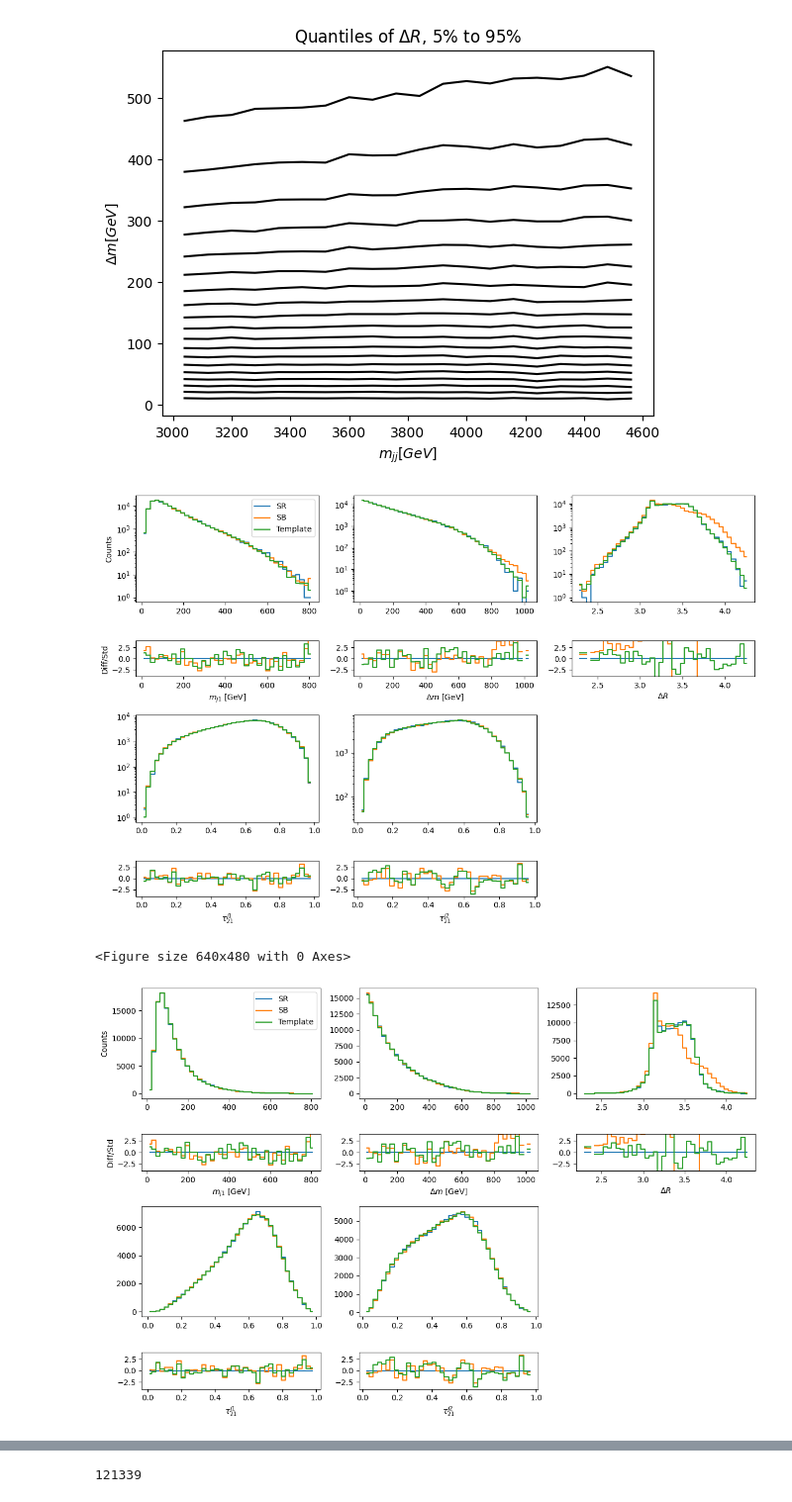
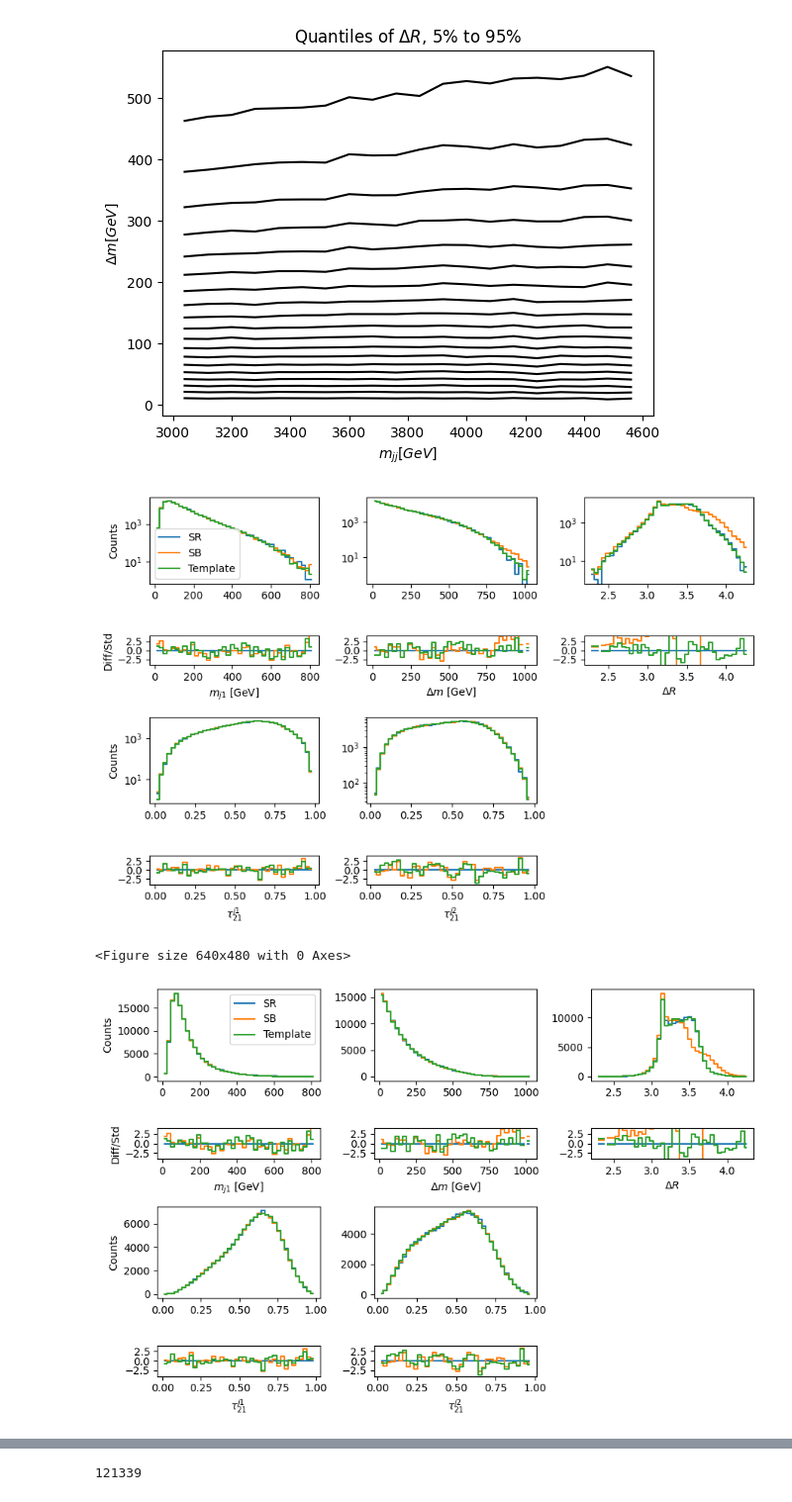
Before and after one commit to IvanOleksiyuk/transit, a Jupyter notebook: notebooks/final_plotsPAPER.ipynb, the cells around one changed output, grey strips where cells are left out. Shown at 99% size. Saved outputs shown, nothing was run; the diff lists cells and outputs as text; code cells hidden in the pictures.

Commit message:
updated paper plotting

```diff
--- a/notebooks/final_plotsPAPER.ipynb
+++ b/notebooks/final_plotsPAPER.ipynb
@@ -20,7 +20,7 @@ name_in_curves = "transit"
 add_latent = True
 add_sigma=False
 # %%
-save_folder = "/home/users/o/oleksiyu/WORK/hyperproject/plots/fig1/"
+save_folder = "/home/users/o/oleksiyu/WORK/hyperproject/plots/fig2/"
 save_folder_optional = "/home/users/o/oleksiyu/WORK/hyperproject/plots/fig/optional/"
 delete_previous = False
 if delete_previous:
@@ -485,7 +487,7 @@ def plot_histograms(databases,
                     plot_difs=True,
                     labels = ["SR", "SB", "Template"],
                     normalise="first_sounts",
-                    scale=4,
+                    scale=3,
                     n_rows = 1,
                     height_factor=1):
     """
@@ -536,8 +538,11 @@ def plot_histograms(databases,
                 plt.yscale('log')
         if i == 0:
                 plt.legend()
-        if i == 0:
-            plt.ylabel('Counts')
+        if i % num_columns == 0:
+            if normalise=="none":
+                plt.ylabel('Density')
+            else:
+                plt.ylabel('Counts')
         # # plot differecwsa on bottom subplots
         if plot_difs:
             plt.sca(axes[(i // num_columns)*2+1][i % num_columns])
@@ -558,36 +563,36 @@ def plot_histograms(databases,
         elif column == "del_R":
             column_name = "$\Delta R$"
         elif column == "tau21_j1":
             column_name = "$\\tau_{21}^{j1}$"
         elif column == "tau21_j2":
             column_name = "$\\tau_{21}^{j2}$"
         if column == "m_jj":
             column_name = "$m_{jj}$ [GeV]"
         plt.xlabel(column_name)
 
     # Hide empty subplots
     for i in range(len(columns), n_rows*num_columns):
         if plot_difs:
             plt.sca(axes[(i // num_columns)*2][i % num_columns])
         else:
             plt.sca(axes[(i // num_columns)][i % num_columns])
         plt.axis('off')
         if plot_difs:
             plt.sca(axes[(i // num_columns)*2+1][i % num_columns])
             plt.axis('off')
 
     # Adjust layout to prevent overlap
     plt.tight_layout()
 
 
 plot_histograms([df_bkg_sr, df_bkg_sb, template_tr], features[:-1], log_scale=True, n_rows=2)
-plt.savefig(save_folder_optional+"template_quality_log.png", bbox_inches='tight', dpi=300)
+plt.savefig(save_folder_optional+"template_quality_log.pdf", bbox_inches='tight')
 plt.figure()
 plot_histograms([df_bkg_sr, df_bkg_sb, template_tr], features[:-1], log_scale=False, n_rows=2)
-plt.savefig(save_folder+"template_quality.png", bbox_inches='tight', dpi=300)
+plt.savefig(save_folder+"template_quality.pdf", bbox_inches='tight')
 # %% [output]
-[figure, old version]
+[figure, new version]
 <Figure size 640x480 with 0 Axes>
-[figure, old version]
+[figure, new version]
 # %%
 plot_histograms([df_bkg_sr, df_bkg_sb, template_tr], features[:-1], log_scale=True)
```
Also changed, not shown: parts of 18 cells of this notebook.
